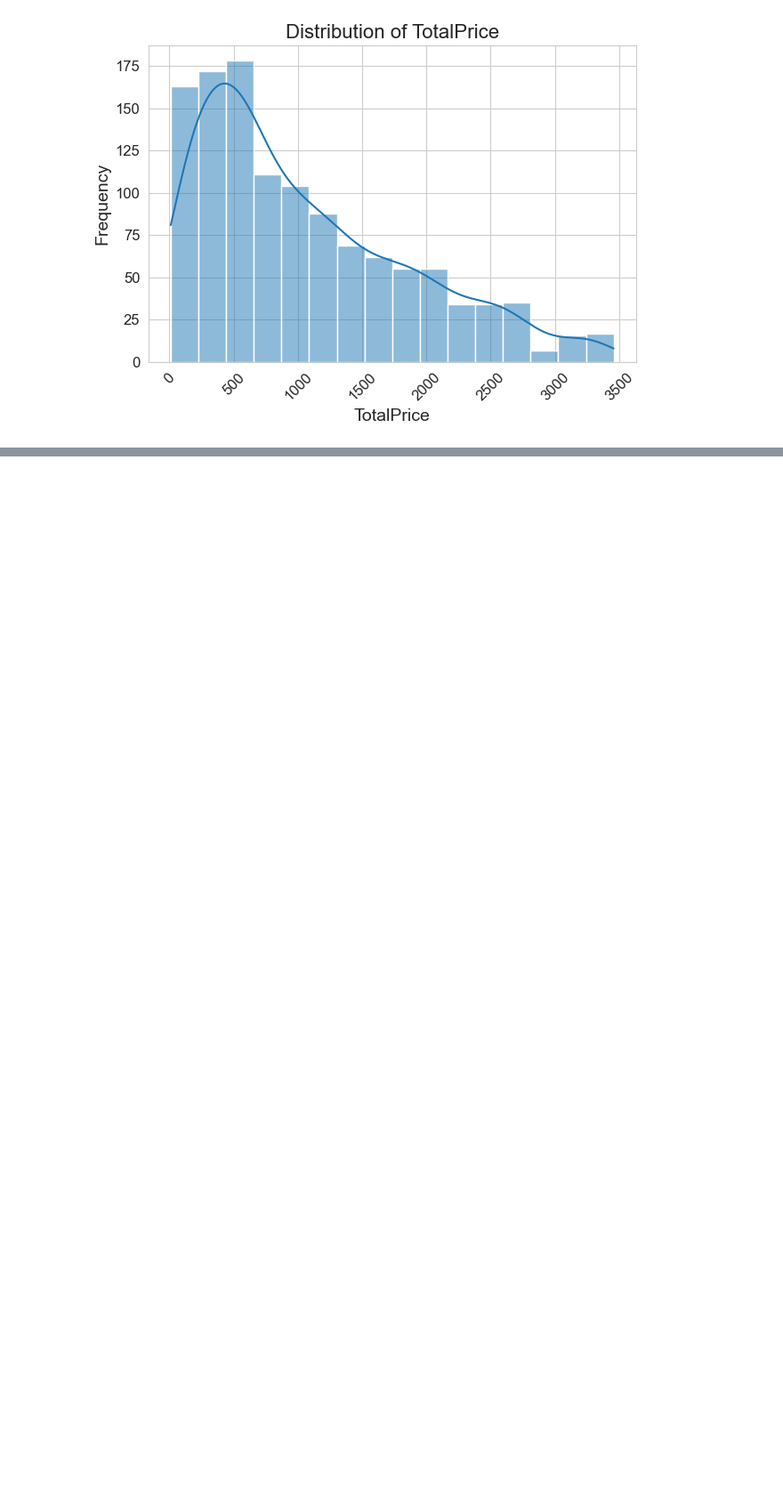
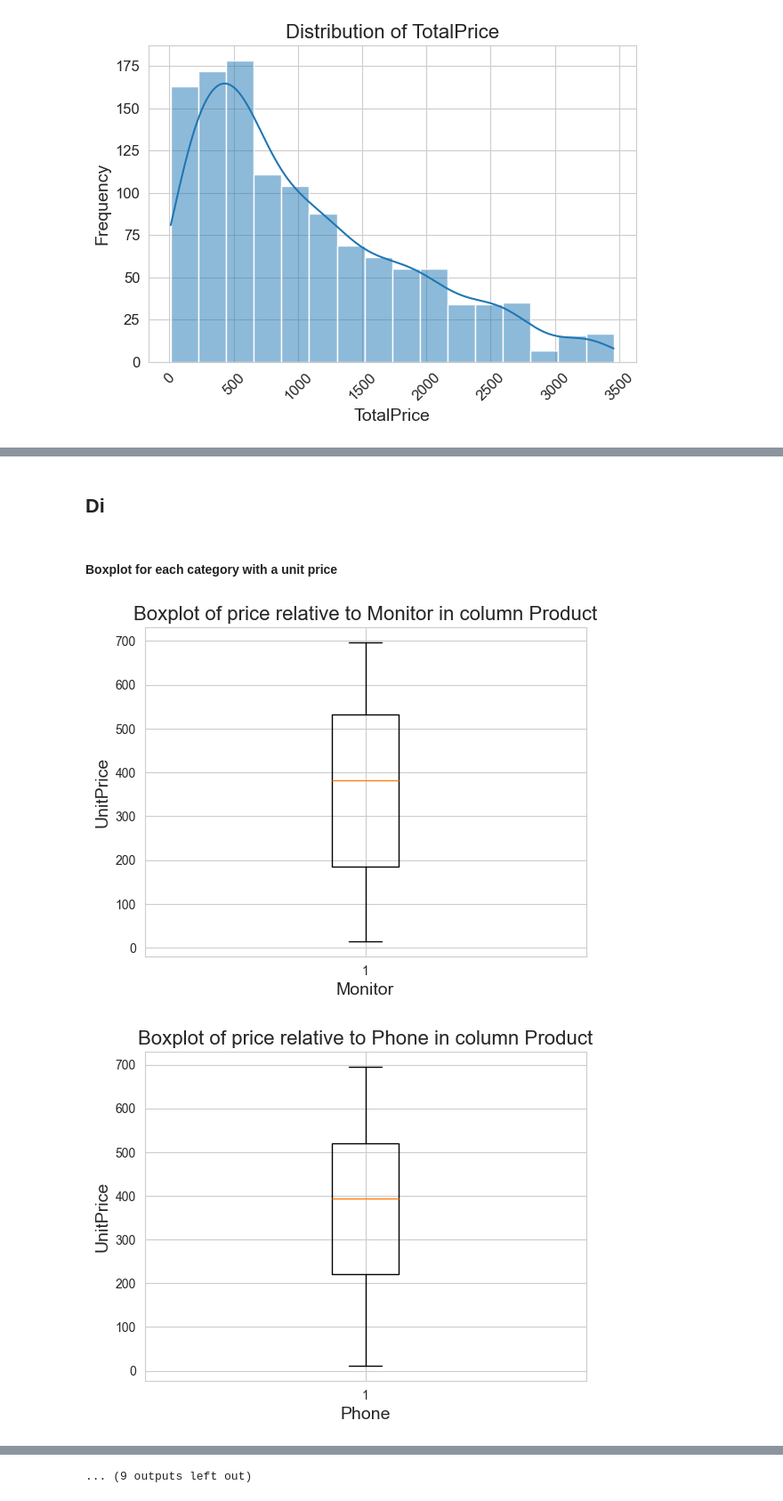
Before and after one commit to YousifHisham-tech/DecodeLabs-Internship, a Jupyter notebook: Visualiztions.ipynb, the cells around one changed output, grey strips where cells are left out. Shown at 89% size. Saved outputs shown, nothing was run; the diff lists cells and outputs as text; code cells hidden in the pictures; blank space fills up the shorter version.

```diff
--- a/Visualiztions.ipynb
+++ b/Visualiztions.ipynb
@@ -104,0 +112,18 @@ plt.show()
+# %% [markdown]
+## Di
+# %% [markdown]
+#### Boxplot for each category with a unit price
+# %%
+object_cols = df.select_dtypes(include=['object']).columns
+for col in object_cols:
+  if col == 'PaymentMethod':
+    continue
+  for item in df[col].unique():
+    plt.title(f'Boxplot of price relative to {item} in column {col}', fontsize=16)
+    plt.xlabel(item, fontsize=14)
+    plt.ylabel('UnitPrice', fontsize=14)
+    plt.boxplot(df[df[col] == item]['UnitPrice'])
+    plt.show()
+# %% [output]
+[figure, added]
+[figure, added]
@@ -104,0 +140 @@ plt.show()
+... (9 outputs left out)
```
Also changed, not shown: parts of 11 cells of this notebook, 2 other files.
